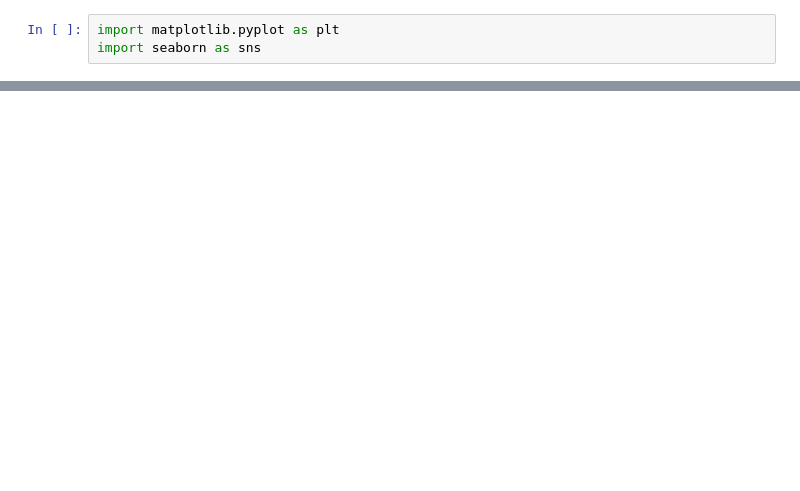
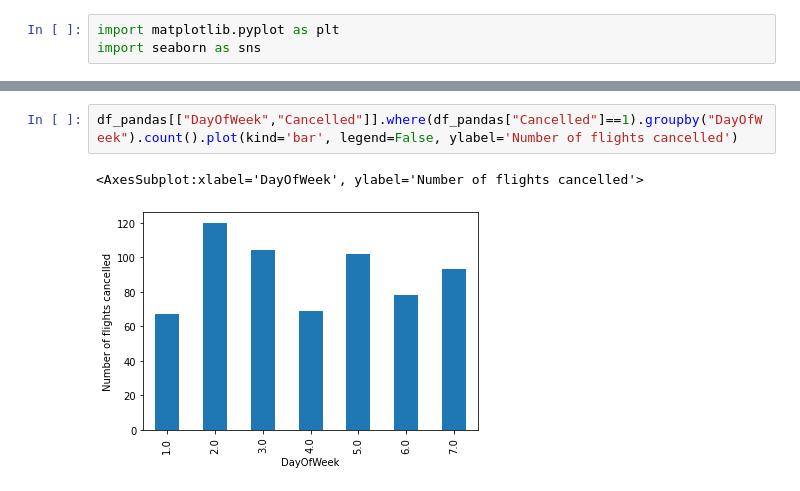
Before and after one commit to Anshumaan-Chauhan02/Scalability-Check-for-Machine-Learning-System-Predicting-Flight-Delays, a Jupyter notebook: SystemsForDS-Project.ipynb, the cells around one changed output, grey strips where cells are left out. Saved outputs shown, nothing was run; the diff lists cells and outputs as text; blank space fills up the shorter version.

```diff
--- a/SystemsForDS-Project.ipynb
+++ b/SystemsForDS-Project.ipynb
@@ -384,0 +358,5 @@ sns.heatmap(df_pandas[numeric_columns_for_heatmap].corr(), cmap = 'coolwarm', li
+# %%
+df_pandas[["DayOfWeek","Cancelled"]].where(df_pandas["Cancelled"]==1).groupby("DayOfWeek").count().plot(kind='bar', legend=False, ylabel='Number of flights cancelled')
+# %% [output]
+<AxesSubplot:xlabel='DayOfWeek', ylabel='Number of flights cancelled'>
+[figure, added]
```
Also changed, not shown: parts of 44 cells of this notebook.
